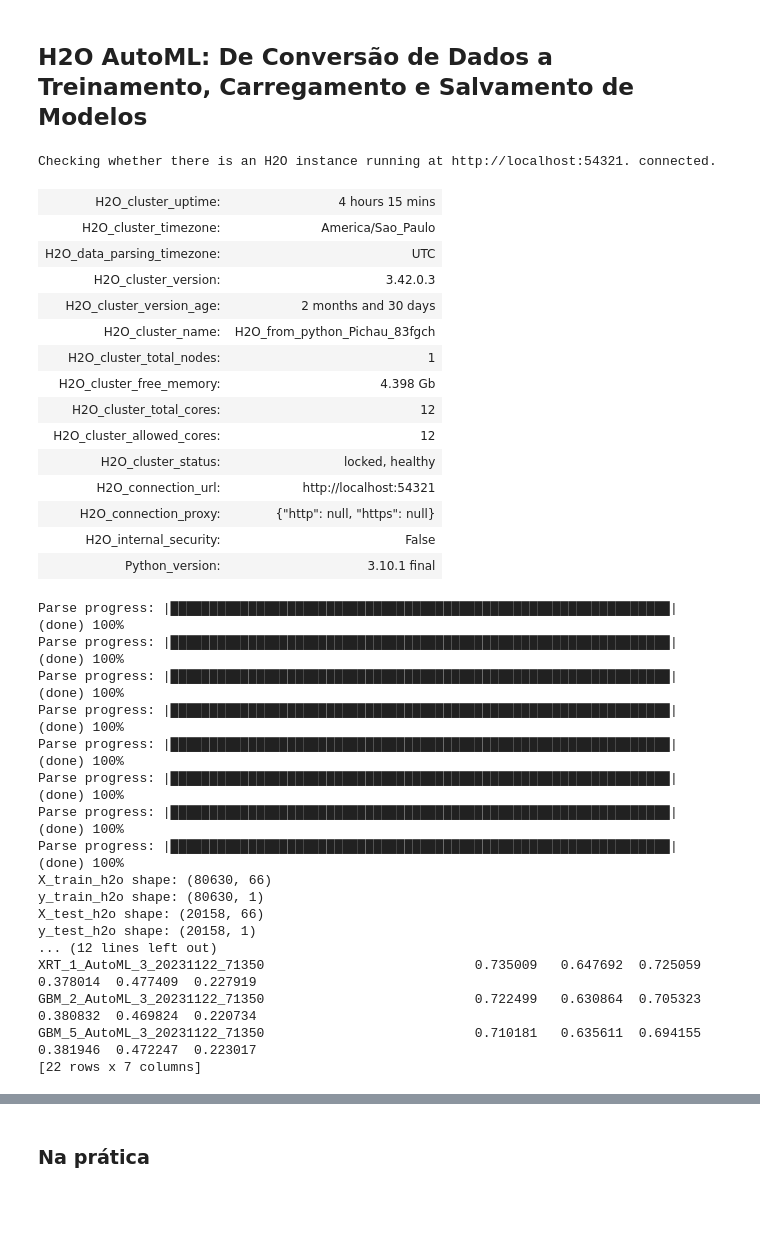
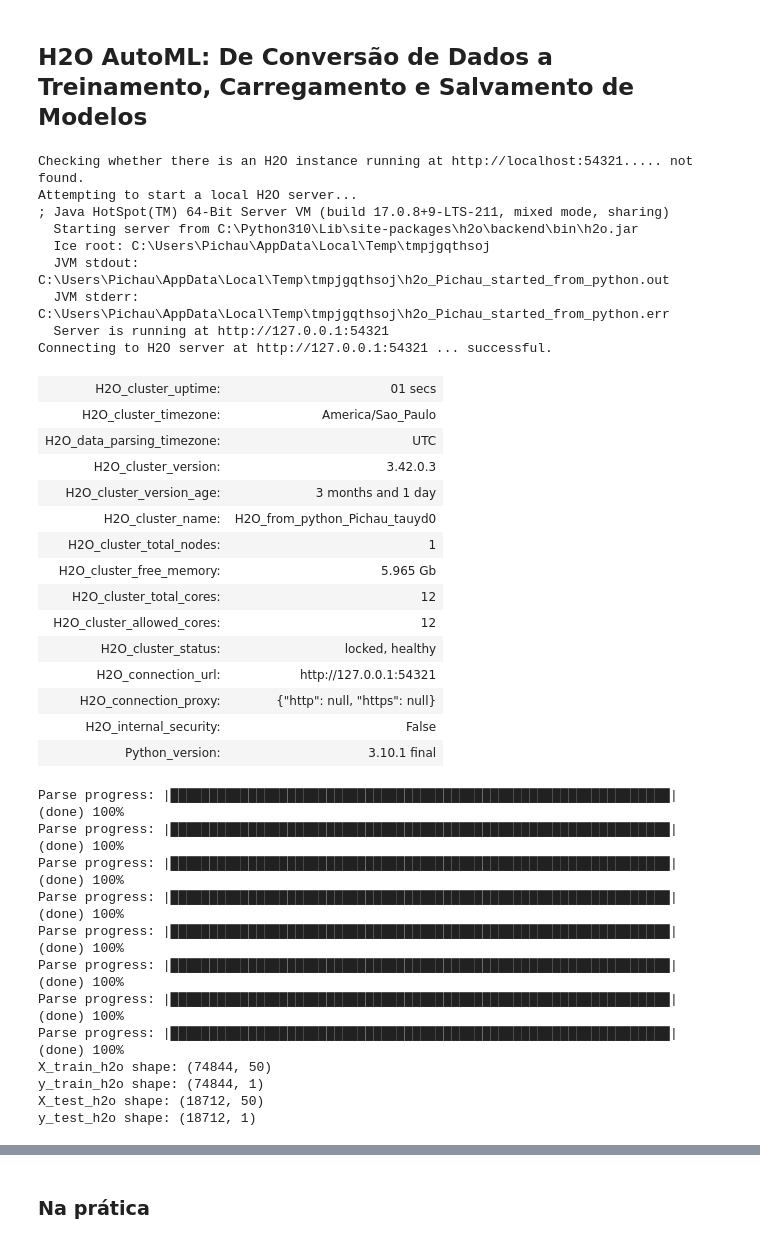
Before and after one commit to nathancarlos22/eo-fut-live, a Jupyter notebook: src/nc-model-pred-live.ipynb, the cells around one changed output, grey strips where cells are left out. Cells and saved outputs as stored; diff of their text form; code cells hidden in the pictures; blank space fills up the shorter version.

```diff
--- a/src/nc-model-pred-live.ipynb
+++ b/src/nc-model-pred-live.ipynb
@@ -413,57 +439,54 @@ y_train_h2o = h2o.H2OFrame(pd.DataFrame(y_train, columns=["result"]))
 y_test_h2o = h2o.H2OFrame(pd.DataFrame(y_test, columns=["result"]))
 
 # Convert Pandas DataFrame or NumPy array to H2OFrame
 X_train_h2o = h2o.H2OFrame(X_train)
 X_test_h2o = h2o.H2OFrame(X_test)
 
 y_train_df = y_train.to_frame()
 y_train_h2o = h2o.H2OFrame(y_train_df)
 y_train_h2o['result'] = y_train_h2o['result'].asfactor()
 
 y_test_df = y_test.to_frame()
 y_test_h2o = h2o.H2OFrame(y_test_df)
 y_test_h2o['result'] = y_test_h2o['result'].asfactor()
 
 # Check the shape again
 print("X_train_h2o shape:", X_train_h2o.shape)
 print("y_train_h2o shape:", y_train_h2o.shape)
 print("X_test_h2o shape:", X_test_h2o.shape)
 print("y_test_h2o shape:", y_test_h2o.shape)
 
 # Combine them back into one frame
 train_data = X_train_h2o.cbind(y_train_h2o)
 test_data = X_test_h2o.cbind(y_test_h2o)
 
 # Identify predictors and response
 x = train_data.columns
 
 y = "result"
 x.remove(y)
-
-# Run AutoML
-aml = H2OAutoML(max_models=20, sort_metric='auc')
-aml.train(x=x, y=y, training_frame=train_data)
-
-# View leaderboard
-lb = aml.leaderboard
-print(lb)
-
-#save the model
-model_path = h2o.save_model(model=aml.leader, path="../models/", force=True)
 # %% [output]
-Checking whether there is an H2O instance running at http://localhost:54321. connected.
+Checking whether there is an H2O instance running at http://localhost:54321..... not found.
+Attempting to start a local H2O server...
+; Java HotSpot(TM) 64-Bit Server VM (build 17.0.8+9-LTS-211, mixed mode, sharing)
+  Starting server from C:\Python310\Lib\site-packages\h2o\backend\bin\h2o.jar
+  Ice root: C:\Users\Pichau\AppData\Local\Temp\tmpjgqthsoj
+  JVM stdout: C:\Users\Pichau\AppData\Local\Temp\tmpjgqthsoj\h2o_Pichau_started_from_python.out
+  JVM stderr: C:\Users\Pichau\AppData\Local\Temp\tmpjgqthsoj\h2o_Pichau_started_from_python.err
+  Server is running at http://127.0.0.1:54321
+Connecting to H2O server at http://127.0.0.1:54321 ... successful.
-| H2O_cluster_uptime: | 4 hours 15 mins |
+| H2O_cluster_uptime: | 01 secs |
 | H2O_cluster_timezone: | America/Sao_Paulo |
 | H2O_data_parsing_timezone: | UTC |
 | H2O_cluster_version: | 3.42.0.3 |
-| H2O_cluster_version_age: | 2 months and 30 days |
-| H2O_cluster_name: | H2O_from_python_Pichau_83fgch |
+| H2O_cluster_version_age: | 3 months and 1 day |
+| H2O_cluster_name: | H2O_from_python_Pichau_tauyd0 |
 | H2O_cluster_total_nodes: | 1 |
-| H2O_cluster_free_memory: | 4.398 Gb |
+| H2O_cluster_free_memory: | 5.965 Gb |
 | H2O_cluster_total_cores: | 12 |
 | H2O_cluster_allowed_cores: | 12 |
 | H2O_cluster_status: | locked, healthy |
-| H2O_connection_url: | http://localhost:54321 |
+| H2O_connection_url: | http://127.0.0.1:54321 |
 | H2O_connection_proxy: | {"http": null, "https": null} |
 | H2O_internal_security: | False |
 | Python_version: | 3.10.1 final |
@@ -475,12 +498,7 @@ Parse progress: |█████████████████████
 Parse progress: |████████████████████████████████████████████████████████████████| (done) 100%
 Parse progress: |████████████████████████████████████████████████████████████████| (done) 100%
 Parse progress: |████████████████████████████████████████████████████████████████| (done) 100%
-X_train_h2o shape: (80630, 66)
-y_train_h2o shape: (80630, 1)
-X_test_h2o shape: (20158, 66)
-y_test_h2o shape: (20158, 1)
-... (12 lines left out)
-XRT_1_AutoML_3_20231122_71350                           0.735009   0.647692  0.725059                0.378014  0.477409  0.227919
-GBM_2_AutoML_3_20231122_71350                           0.722499   0.630864  0.705323                0.380832  0.469824  0.220734
-GBM_5_AutoML_3_20231122_71350                           0.710181   0.635611  0.694155                0.381946  0.472247  0.223017
-[22 rows x 7 columns]
+X_train_h2o shape: (74844, 50)
+y_train_h2o shape: (74844, 1)
+X_test_h2o shape: (18712, 50)
+y_test_h2o shape: (18712, 1)
```
Also changed, not shown: parts of 20 cells of this notebook, 6 other files.
